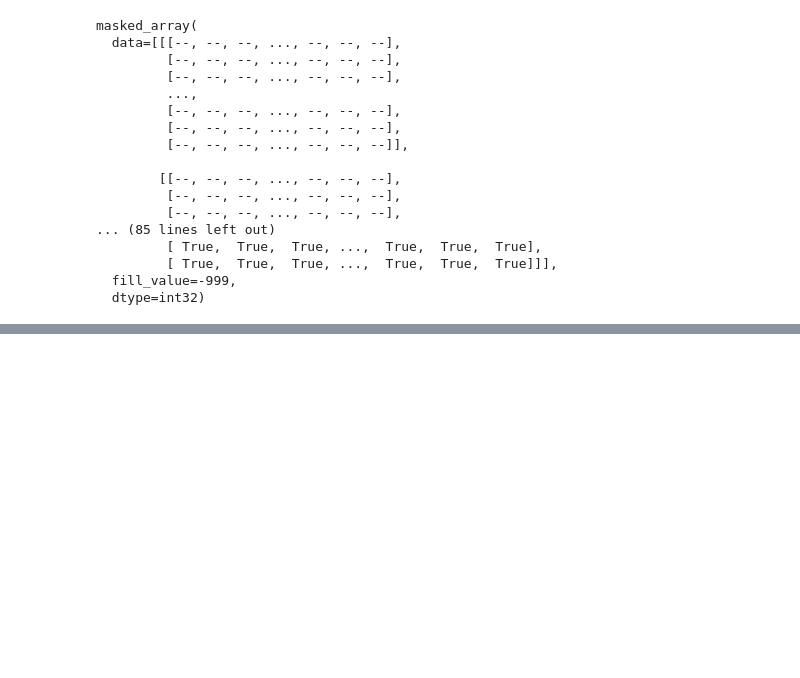
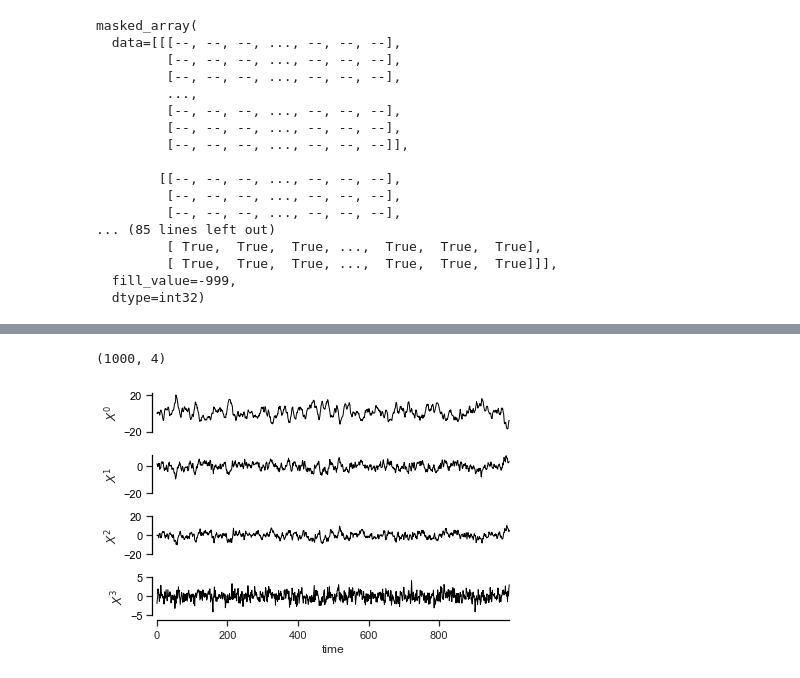
Before and after one commit to dafnep/ML-Climate-Final-Project-Template, a Jupyter notebook: src/data.ipynb, the cells around one changed output, grey strips where cells are left out. Cells and saved outputs as stored; diff of their text form; code cells hidden in the pictures; blank space fills up the shorter version.

Commit message:
pcmi-data-notes

```diff
--- a/src/data.ipynb
+++ b/src/data.ipynb
@@ -187,0 +211,24 @@ masked_array(
+# %%
+np.random.seed(42)     # Fix random seed
+links_coeffs = {0: [((0, -1), 0.7), ((1, -1), -0.8)],
+                1: [((1, -1), 0.8), ((3, -1), 0.8)],
+                2: [((2, -1), 0.5), ((1, -2), 0.5), ((3, -3), 0.6)],
+                3: [((3, -1), 0.4)],
+                }
+T = 1000     # time series length
+data, true_parents_neighbors = pp.var_process(links_coeffs, T=T)
+T, N = data.shape
+
+# Initialize dataframe object, specify time axis and variable names
+var_names = [r'$X^0$', r'$X^1$', r'$X^2$', r'$X^3$']
+dataframe = pp.DataFrame(data,
+                         datatime = np.arange(len(data)),
+                         var_names=var_names)
+# %%
+T,N
+# %% [output]
+(1000, 4)
+# %%
+tp.plot_timeseries(dataframe); plt.show()
+# %% [output]
+[figure, added]
```
Also changed, not shown: parts of 8 cells of this notebook, 10 other files.
